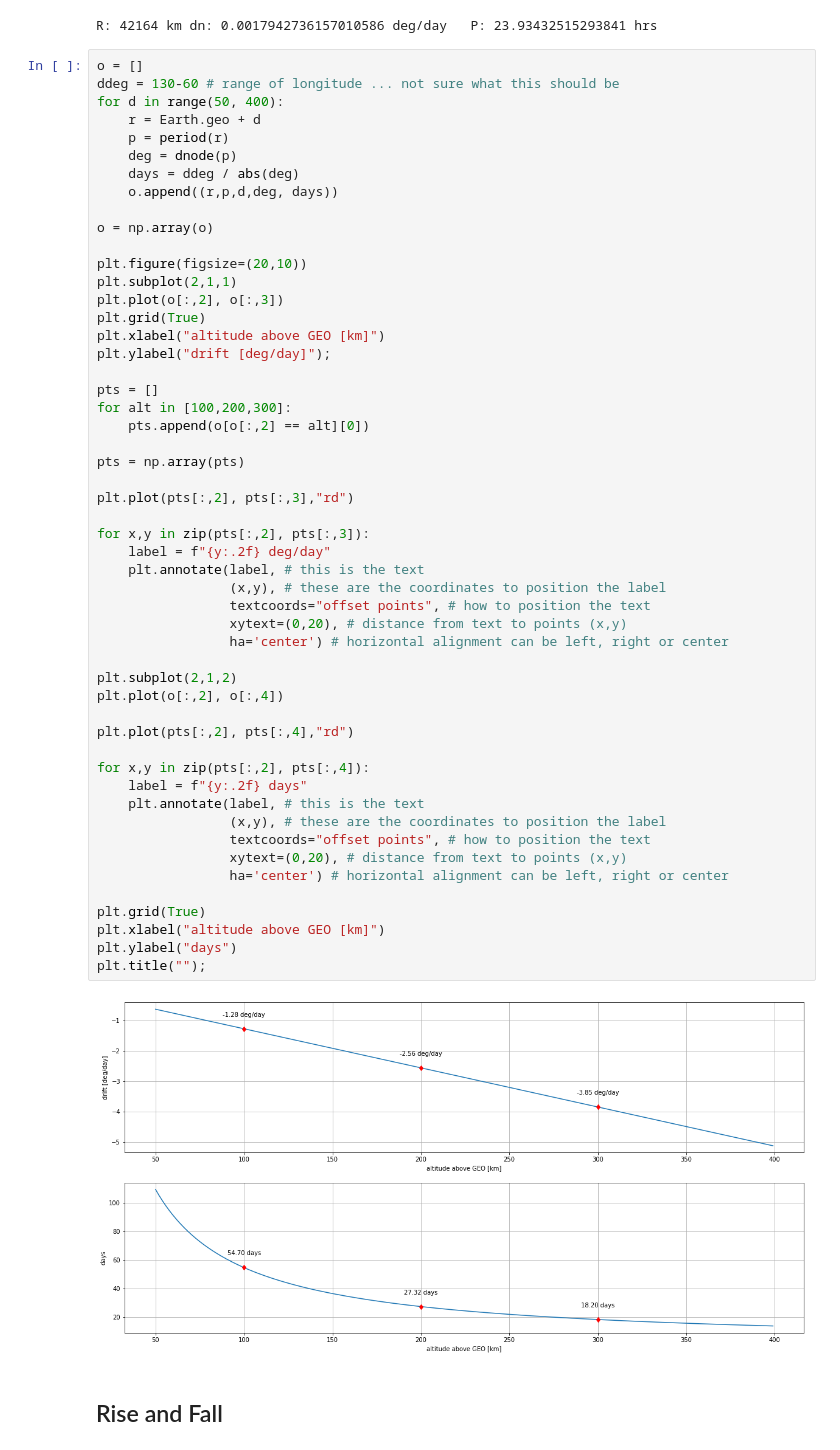
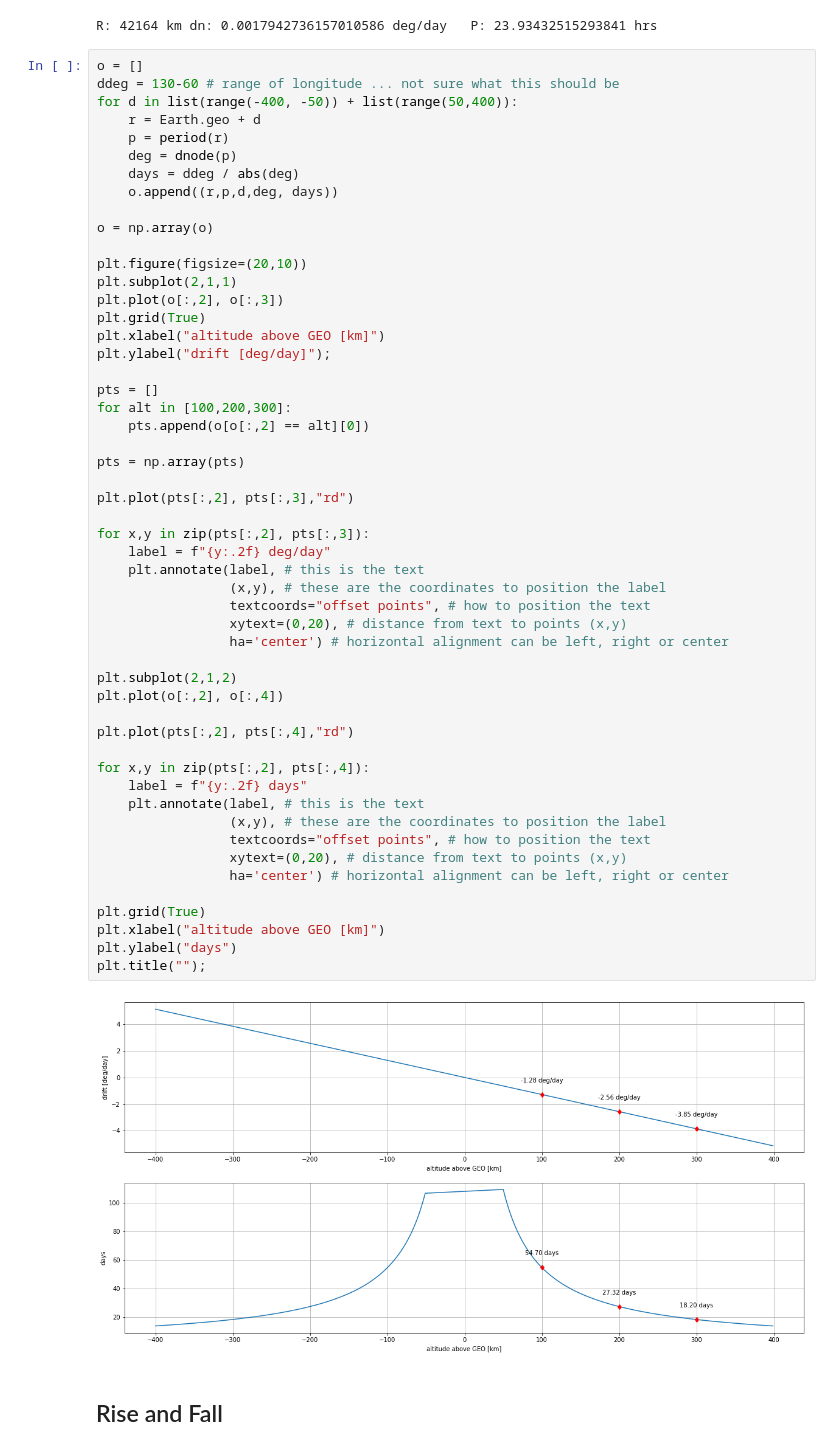
Before and after one commit to walchko/bearsnacks, a Jupyter notebook: space/draft/delta-v/delta-v.ipynb, the cells around one changed output. Cells and saved outputs as stored; diff of their text form.

```diff
--- a/space/draft/delta-v/delta-v.ipynb
+++ b/space/draft/delta-v/delta-v.ipynb
@@ -124,7 +124,7 @@ R: 42164 km dn: 0.0017942736157010586 deg/day   P: 23.93432515293841 hrs
 # %%
 o = []
 ddeg = 130-60 # range of longitude ... not sure what this should be
-for d in range(50, 400):
+for d in list(range(-400, -50)) + list(range(50,400)):
     r = Earth.geo + d
     p = period(r)
     deg = dnode(p)
@@ -147,34 +147,34 @@ for alt in [100,200,300]:
 pts = np.array(pts)
 
 plt.plot(pts[:,2], pts[:,3],"rd")
 
 for x,y in zip(pts[:,2], pts[:,3]):
     label = f"{y:.2f} deg/day"
     plt.annotate(label, # this is the text
                  (x,y), # these are the coordinates to position the label
                  textcoords="offset points", # how to position the text
                  xytext=(0,20), # distance from text to points (x,y)
                  ha='center') # horizontal alignment can be left, right or center
 
 plt.subplot(2,1,2)
 plt.plot(o[:,2], o[:,4])
 
 plt.plot(pts[:,2], pts[:,4],"rd")
 
 for x,y in zip(pts[:,2], pts[:,4]):
     label = f"{y:.2f} days"
     plt.annotate(label, # this is the text
                  (x,y), # these are the coordinates to position the label
                  textcoords="offset points", # how to position the text
                  xytext=(0,20), # distance from text to points (x,y)
                  ha='center') # horizontal alignment can be left, right or center
 
 plt.grid(True)
 plt.xlabel("altitude above GEO [km]")
 plt.ylabel("days")
 plt.title("");
 # %% [output]
-[figure, old version]
+[figure, new version]
 # %% [markdown]
 ## Rise and Fall
 # %%
```
Also changed, not shown: 2 other files.
